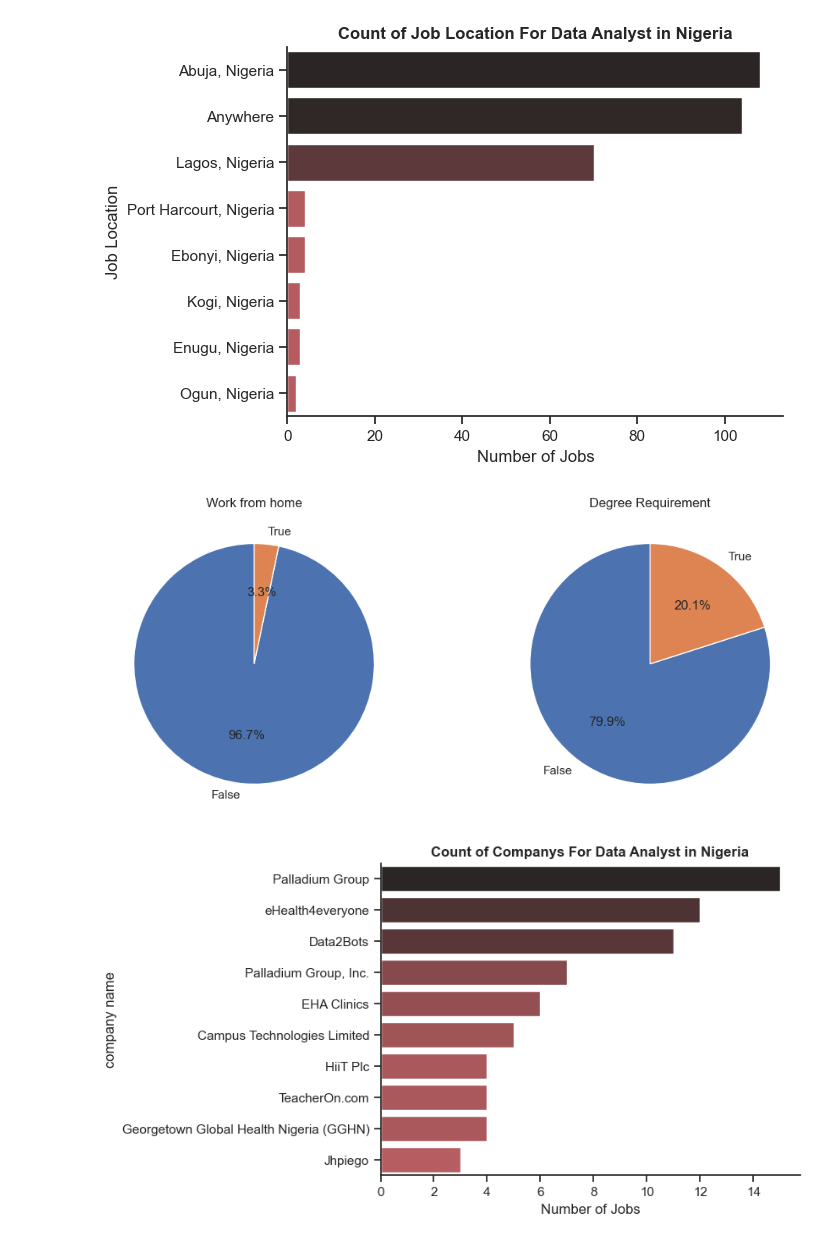
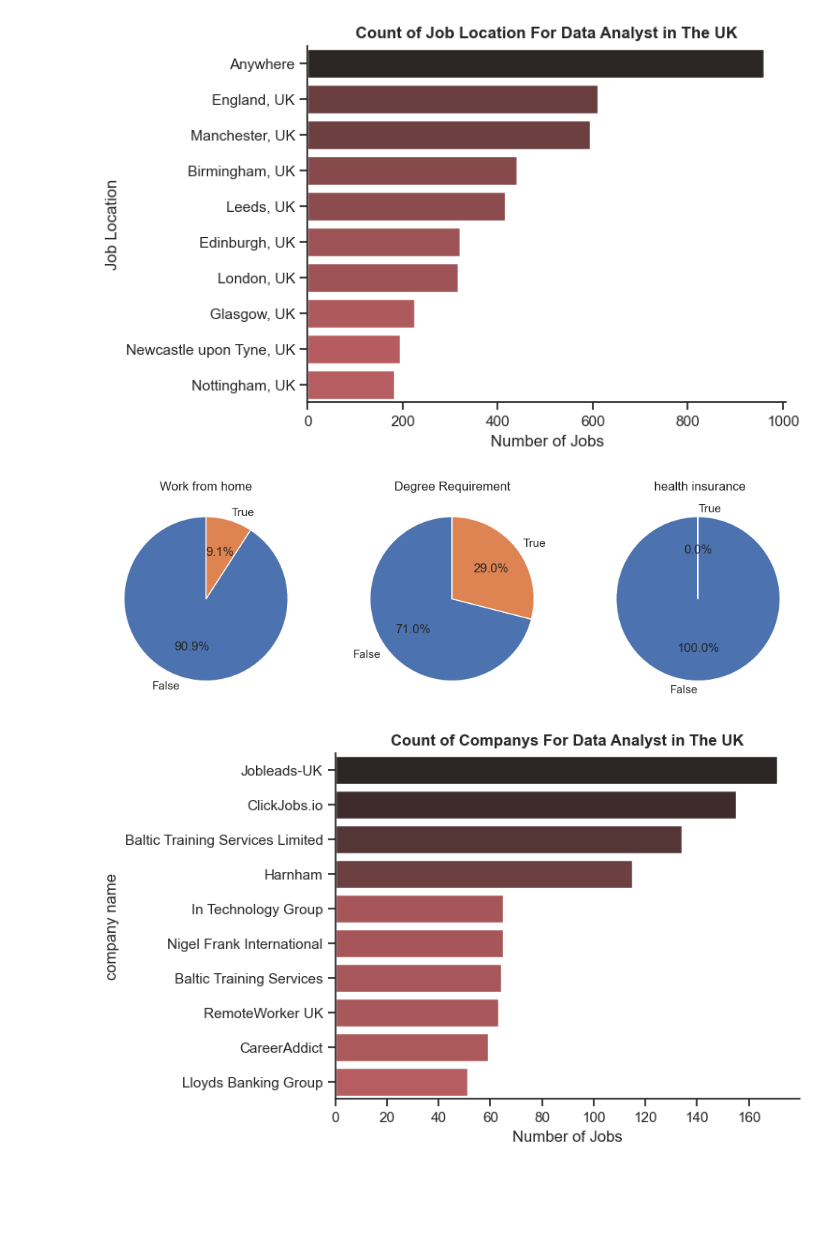
Before and after one commit to Kaendill/python_data_project, a Jupyter notebook: 3_Project/1_EDA_intro.ipynb, the cells around one changed output. Saved outputs shown, nothing was run; the diff lists cells and outputs as text; code cells hidden in the pictures; blank space fills up the shorter version.

```diff
--- a/3_Project/1_EDA_intro.ipynb
+++ b/3_Project/1_EDA_intro.ipynb
@@ -21,6 +37,7 @@ Filter for Data Analyst roles in Nigeria
 # %%
-df_NG = df[(df['job_country'] == 'Nigeria') & (df['job_title_short'] == 'Data Analyst')]
+# Filter for Data Analyst roles in The UK
+df_UK = df[(df['job_country'] == 'United Kingdom') & (df['job_title_short'] == 'Data Analyst')]
 
-df_NG
+df_UK
 # %% [output]
 |  | job_title_short | job_title | job_location | job_via | job_schedule_type | job_work_from_home | ... |
@@ -91,0 +73,4 @@ df_plot
+# %%
+df_plot = df_UK['job_location'].value_counts().iloc[1:11].to_frame() #The top 10 except "United Kingdom"
+df_plot
+# 'Anywhere' signifies Remote
@@ -92,36 +90,36 @@ df_plot
 # %%
 sns.set_theme(style= 'ticks')
 sns.barplot(df_plot, x= 'count', y= 'job_location', hue= 'count', palette= 'dark:r_r', legend= False)
-plt.title('Count of Job Location For Data Analyst in Nigeria', weight= 'bold')
+plt.title('Count of Job Location For Data Analyst in The UK', weight= 'bold')
 plt.xlabel('Number of Jobs')
 plt.ylabel('Job Location')
 sns.despine()
 plt.show()
 # %% [output]
-[figure, old version]
+[figure, new version]
 # %%
-fig, ax = plt.subplots(1,2) # one row three columns
+fig, ax = plt.subplots(1,3) # one row three columns
 fig.set_size_inches((12,5))
 
 dict_column = {
     'job_work_from_home': 'Work from home',
     'job_no_degree_mention' : 'Degree Requirement',
+    'job_health_insurance' : ' health insurance'
 } # renaming the titles in a dictionary style so we can loop through it.
 
 for i, (column,title) in enumerate (dict_column.items()):
-    ax[i].pie(df_NG[column].value_counts(), startangle= 90, autopct= '%1.1f%%', labels= ['False','True'])
+    ax[i].pie(df_UK[column].value_counts(), startangle= 90, autopct= '%1.1f%%', labels= ['False','True'])
     ax[i].set_title(title)
 # %% [output]
-[figure, old version]
+[figure, new version]
 # %%
-df_plot = df_NG['company_name'].value_counts().head(10).to_frame()
-
+df_plot = df_UK['company_name'].value_counts().head(10).to_frame()
 sns.set_theme(style= 'ticks')
 sns.barplot(df_plot, x= 'count', y= 'company_name', hue= 'count', palette= 'dark:r_r', legend= False)
-plt.title('Count of Companys For Data Analyst in Nigeria', weight= 'bold')
+plt.title('Count of Companys For Data Analyst in The UK', weight= 'bold')
 plt.xlabel('Number of Jobs')
 plt.ylabel('company name')
 sns.despine()
 plt.show()
 # %% [output]
-[figure, old version]
+[figure, new version]
```
Also changed, not shown: parts of 8 cells of this notebook, 12 other files.
